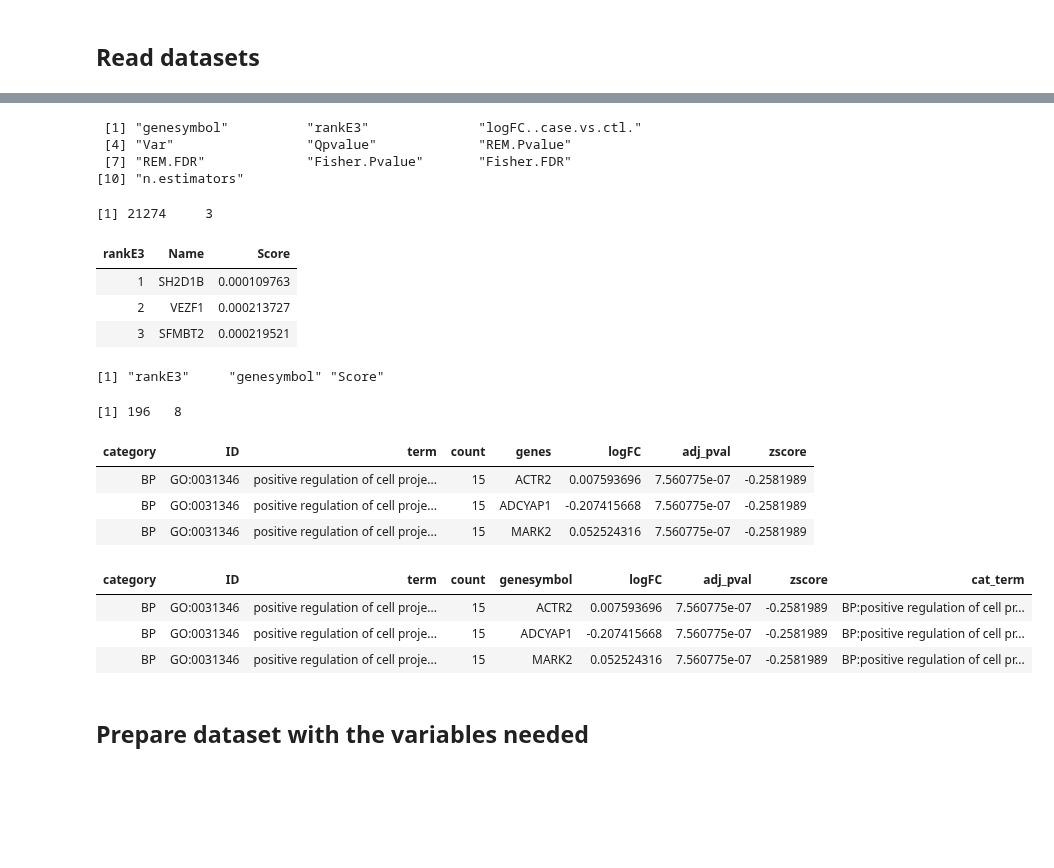
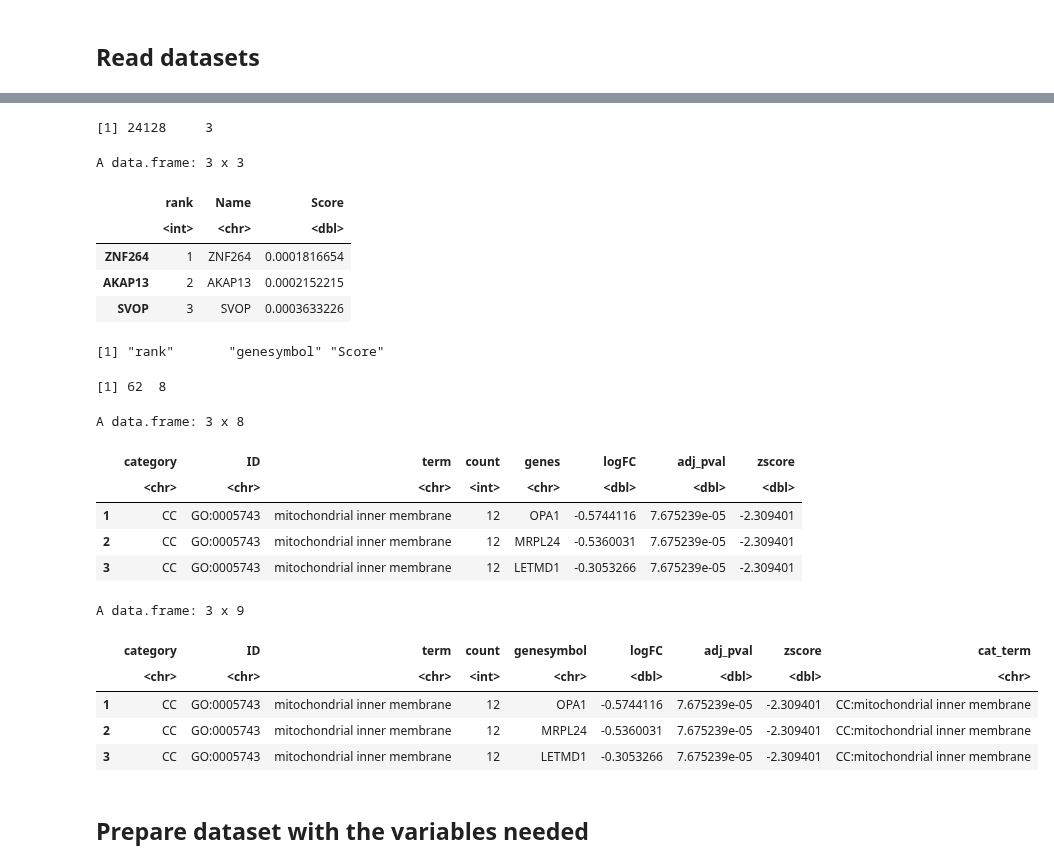
Before and after one commit to laumadmar/MOMIC_notebooks, a Jupyter notebook: Enrichment/pheatmap_template.ipynb, the cells around one changed output, grey strips where cells are left out. Cells and saved outputs as stored; diff of their text form; code cells hidden in the pictures; blank space fills up the shorter version.

```diff
--- a/Enrichment/pheatmap_template.ipynb
+++ b/Enrichment/pheatmap_template.ipynb
@@ -39,47 +44,45 @@ head(expr_resultE3,n=3L)
+# %%
+# Integrative
+RRA=read.table("/mnt/data/IntegrativeAnalysis/output/RRAresult",header=T)
+dim(RRA)
+head(RRA,n=3)
+# %% [output]
+[1] 24128     3
+A data.frame: 3 x 3
+|  | rank | Name | Score |
+|  | <int> | <chr> | <dbl> |
+| ZNF264 | 1 | ZNF264 | 0.0001816654 |
+| AKAP13 | 2 | AKAP13 | 0.0002152215 |
+| SVOP | 3 | SVOP | 0.0003633226 |
 # %%
-names(expr_resultE3)[1]="genesymbol"
-names(expr_resultE3)
+names(RRA)[2]="genesymbol"
+names(RRA)
 # %% [output]
- [1] "genesymbol"          "rankE3"              "logFC..case.vs.ctl."
- [4] "Var"                 "Qpvalue"             "REM.Pvalue"
- [7] "REM.FDR"             "Fisher.Pvalue"       "Fisher.FDR"
-[10] "n.estimators"
+[1] "rank"       "genesymbol" "Score"
-# %%
-# Integrative
-RRA.E3=read.table("/mnt//Almacen6/Adapted//jupyterAnalisis_others/Integrative_analysis/Stage_I_Stage_II//GWAS_Cortex/L3-INTEGRA-STAGE_I_II-CORTEX.RRA.ApoE3.tsv",header=T)
-dim(RRA.E3)
-head(RRA.E3,n=3)
-# %% [output]
-[1] 21274     3
-| rankE3 | Name | Score |
-| 1 | SH2D1B | 0.000109763 |
-| 2 | VEZF1 | 0.000213727 |
-| 3 | SFMBT2 | 0.000219521 |
-# %%
-names(RRA.E3)[2]="genesymbol"
-names(RRA.E3)
-# %% [output]
-[1] "rankE3"     "genesymbol" "Score"
 # %%
 # GO dataframe (combined result from Webgestalt and GOplot. GOplot removes redundant terms and calculates zscore )
-enrich.E3=read.table("/mnt/Almacen6/Adapted/jupyterAnalisis_others//Meta_DE_All_Genes/StageI_II/cortex/Enrichments/Renrich_plots/CORTEX.MetaDE.ApoE3_GOdataframe")
-dim(enrich.E3)
-head(enrich.E3,n=3)
+enrich=read.table("/mnt/data/Enrichment//output//meta_case_control_GOdataframe")
+dim(enrich)
+head(enrich,n=3)
 # %% [output]
-[1] 196   8
+[1] 62  8
+A data.frame: 3 x 8
-| category | ID | term | count | genes | logFC | adj_pval | zscore |
-| BP | GO:0031346 | positive regulation of cell proje... | 15 | ACTR2 | 0.007593696 | 7.560775e-07 | -0.2581989 |
-| BP | GO:0031346 | positive regulation of cell proje... | 15 | ADCYAP1 | -0.207415668 | 7.560775e-07 | -0.2581989 |
-| BP | GO:0031346 | positive regulation of cell proje... | 15 | MARK2 | 0.052524316 | 7.560775e-07 | -0.2581989 |
+|  | category | ID | term | count | genes | logFC | adj_pval | zscore |
+|  | <chr> | <chr> | <chr> | <int> | <chr> | <dbl> | <dbl> | <dbl> |
+| 1 | CC | GO:0005743 | mitochondrial inner membrane | 12 | OPA1 | -0.5744116 | 7.675239e-05 | -2.309401 |
+| 2 | CC | GO:0005743 | mitochondrial inner membrane | 12 | MRPL24 | -0.5360031 | 7.675239e-05 | -2.309401 |
+| 3 | CC | GO:0005743 | mitochondrial inner membrane | 12 | LETMD1 | -0.3053266 | 7.675239e-05 | -2.309401 |
 # %%
-names(enrich.E3)[5]="genesymbol"
-enrich.E3$cat_term=paste(enrich.E3$category,enrich.E3$term,sep=":")
-head(enrich.E3,n=3)
+names(enrich)[5]="genesymbol"
+enrich$cat_term=paste(enrich$category,enrich$term,sep=":")
+head(enrich,n=3)
 # %% [output]
+A data.frame: 3 x 9
-| category | ID | term | count | genesymbol | logFC | adj_pval | zscore | cat_term |
-| BP | GO:0031346 | positive regulation of cell proje... | 15 | ACTR2 | 0.007593696 | 7.560775e-07 | -0.2581989 | BP:positive regulation of cell pr... |
-| BP | GO:0031346 | positive regulation of cell proje... | 15 | ADCYAP1 | -0.207415668 | 7.560775e-07 | -0.2581989 | BP:positive regulation of cell pr... |
-| BP | GO:0031346 | positive regulation of cell proje... | 15 | MARK2 | 0.052524316 | 7.560775e-07 | -0.2581989 | BP:positive regulation of cell pr... |
+|  | category | ID | term | count | genesymbol | logFC | adj_pval | zscore | cat_term |
+|  | <chr> | <chr> | <chr> | <int> | <chr> | <dbl> | <dbl> | <dbl> | <chr> |
+| 1 | CC | GO:0005743 | mitochondrial inner membrane | 12 | OPA1 | -0.5744116 | 7.675239e-05 | -2.309401 | CC:mitochondrial inner membrane |
+| 2 | CC | GO:0005743 | mitochondrial inner membrane | 12 | MRPL24 | -0.5360031 | 7.675239e-05 | -2.309401 | CC:mitochondrial inner membrane |
+| 3 | CC | GO:0005743 | mitochondrial inner membrane | 12 | LETMD1 | -0.3053266 | 7.675239e-05 | -2.309401 | CC:mitochondrial inner membrane |
 # %% [markdown]
 ## Prepare dataset with the variables needed
 # %%
```
Also changed, not shown: parts of 41 cells of this notebook.
